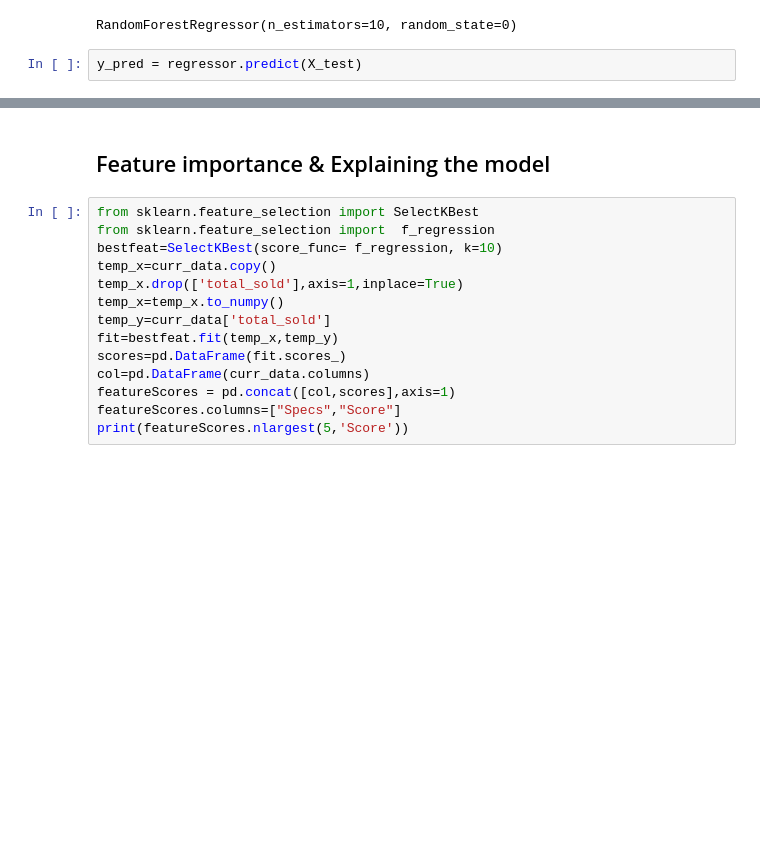
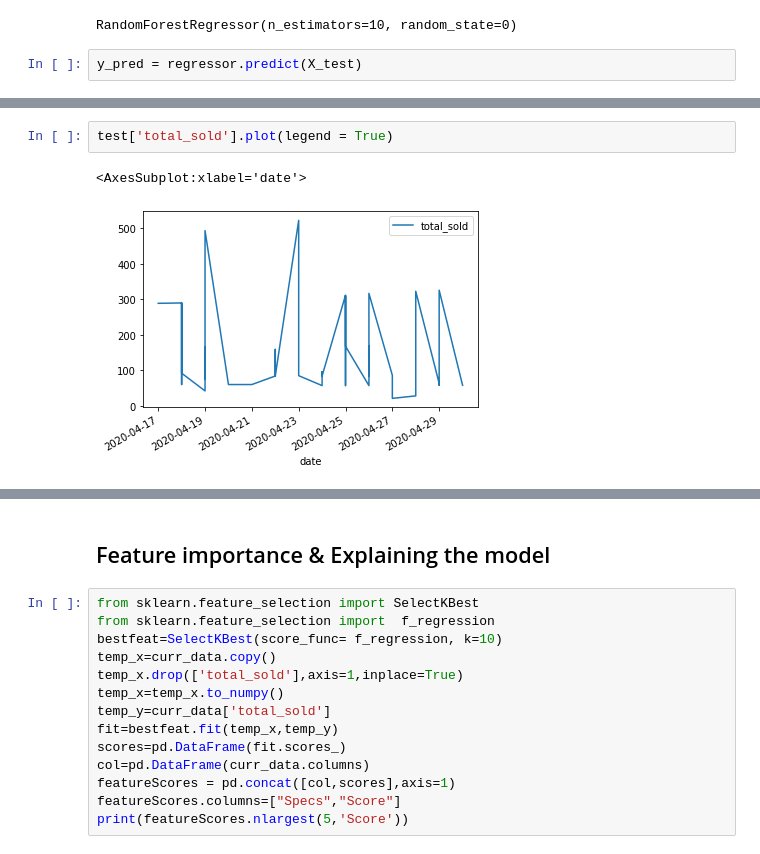
Before and after one commit to sriram1999s/DataAnalytics, a Jupyter notebook: ANALYSIS OF PHONE SALES MARKETPLACE DATA.ipynb, the cells around one changed output, grey strips where cells are left out. Cells and saved outputs as stored; diff of their text form; blank space fills up the shorter version.

```diff
--- a/ANALYSIS OF PHONE SALES MARKETPLACE DATA.ipynb
+++ b/ANALYSIS OF PHONE SALES MARKETPLACE DATA.ipynb
@@ -580,0 +734,5 @@ plt.show()
+# %%
+test['total_sold'].plot(legend = True)
+# %% [output]
+<AxesSubplot:xlabel='date'>
+[figure, added]
```
Also changed, not shown: parts of 42 cells of this notebook.
